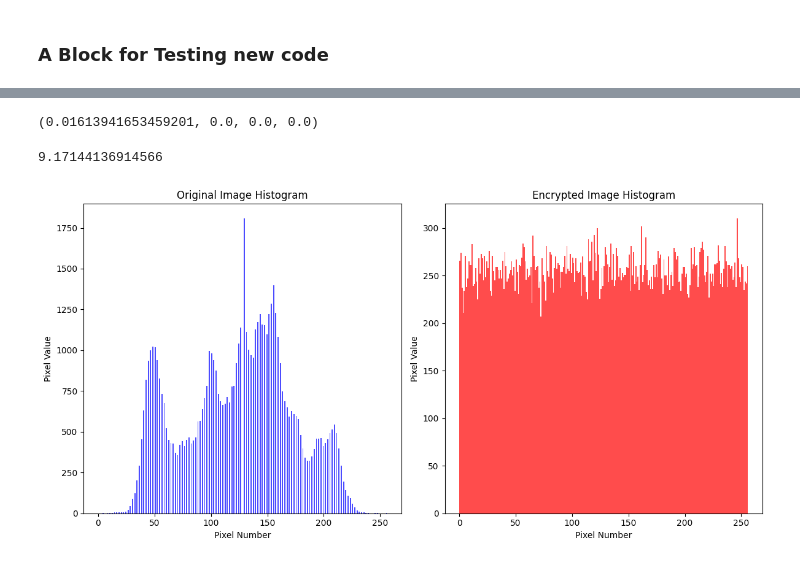
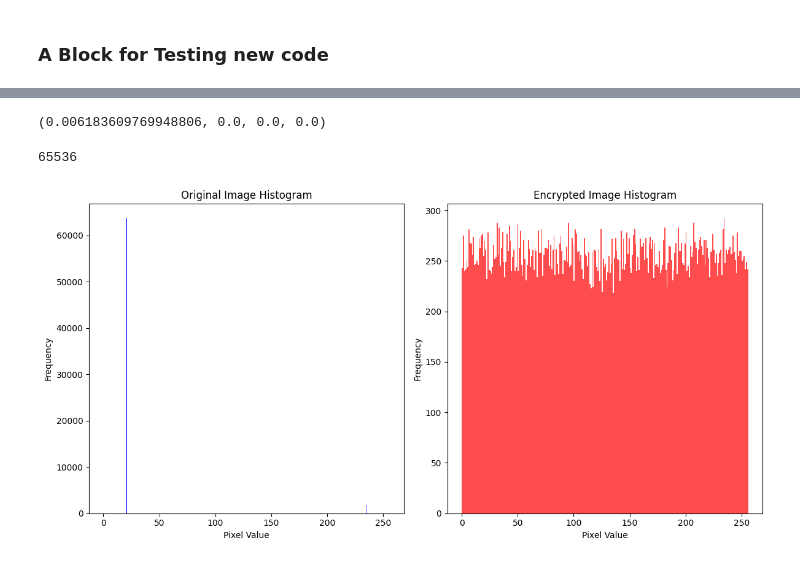
Before and after one commit to ditsa28/Image-Encryption-Using-Chaotic-Maps, a Jupyter notebook: Project1.ipynb, the cells around one changed output, grey strips where cells are left out. Drawn from its saved outputs; the diff is of its cells as text; code cells hidden in the pictures.

```diff
--- a/Project1.ipynb
+++ b/Project1.ipynb
@@ -313,54 +905,23 @@ def getSSISM(I1, I2):
     ssim = cv2.mean(ssim_map)
     return ssim
 
-image_mat1,shape1 = flatten_image('lena_grayscale.png')
-image_mat2,shape2 = flatten_image('scrambled2_image.png')
+image_mat1,shape1 = flatten_image(input_image)
+image_mat2,shape2 = flatten_image('xor2.png')
 print(getSSISM(image_mat1,image_mat2))
 
 # image_mat3,shape3 = flatten_image('aes_encrypted_image.png')
 # print(getSSISM(image_mat1,image_mat3))
 # %% [output]
-(0.01613941653459201, 0.0, 0.0, 0.0)
+(0.006183609769948806, 0.0, 0.0, 0.0)
-# %%
-import cv2
-import numpy as np
-
-def getPSNR(I1, I2):
-    '''
-    :param I1: represents original image matrix
-    :param I2: represents degraded image matrix
-    :return: psnr score
-    '''
-    # mse calculation
-    s1 = cv2.absdiff(I1, I2)
-    # cannot make a square on 8 bits
-    s1 = np.float32(s1)
-    s1 = s1 * s1
-    sse = s1.sum()
-
-    # return zero if the difference is extremely small
-    if sse <= 1e-10:
-        return 0
-    else:
-        # Handle grayscale or color images
-        shape = I1.shape
-
-        mse = sse / (255 * 255)
-
-
-        # Here 255 denotes the maximum possible value in an 8-bit channel
-        psnr = 10.0 * np.log10((255 * 255) / mse)
-        return psnr
-
-# Load and compare images
-image_mat1, shape1 = flatten_image('lena_grayscale.png')
-image_mat2, shape2 = flatten_image('scrambled2_image.png')
-
-# Compute PSNR
-print(getPSNR(image_mat1, image_mat2))
-# %% [output]
-9.17144136914566
+# %%
+print(len(x))
+# %% [output]
+65536
 # %%
+import numpy as np
+import matplotlib.pyplot as plt
+from PIL import Image
+
 def plot_histograms(original_image_path, encrypted_image_path):
     """
     Plots the histograms of the original and AES-encrypted grayscale images.
@@ -369,36 +930,40 @@ def plot_histograms(original_image_path, encrypted_image_path):
     - original_image_path: Path to the original grayscale image.
     - encrypted_image_path: Path to the AES-encrypted grayscale image.
     """
     # Load the original image and convert to grayscale
     original_image = Image.open(original_image_path).convert('L')
     original_image_array = np.array(original_image)
 
     # Load the encrypted image and convert to grayscale
     encrypted_image = Image.open(encrypted_image_path).convert('L')
     encrypted_image_array = np.array(encrypted_image)
 
+    # Ensure pixel values are within the range [0, 255]
+    original_image_array = np.clip(original_image_array, 0, 255)
+    encrypted_image_array = np.clip(encrypted_image_array, 0, 255)
+
     # Plot histograms
     plt.figure(figsize=(12, 6))
 
     # Original image histogram
     plt.subplot(1, 2, 1)
     plt.hist(original_image_array.flatten(), bins=256, range=(0, 256), color='blue', alpha=0.7)
     plt.title('Original Image Histogram')
-    plt.xlabel('Pixel Number')
-    plt.ylabel('Pixel Value')
+    plt.xlabel('Pixel Value')
+    plt.ylabel('Frequency')
 
     # Encrypted image histogram
     plt.subplot(1, 2, 2)
     plt.hist(encrypted_image_array.flatten(), bins=256, range=(0, 256), color='red', alpha=0.7)
     plt.title('Encrypted Image Histogram')
-    plt.xlabel('Pixel Number')
-    plt.ylabel('Pixel Value')
+    plt.xlabel('Pixel Value')
+    plt.ylabel('Frequency')
 
     # Show the histograms
     plt.tight_layout()
     plt.show()
 
 # Example usage
-plot_histograms('lena_grayscale.png', 'scrambled2_image.png')
+plot_histograms(input_image, 'xor2.png')
 # %% [output]
-[figure, old version]
+[figure, new version]
```
Also changed, not shown: parts of 26 cells of this notebook.
